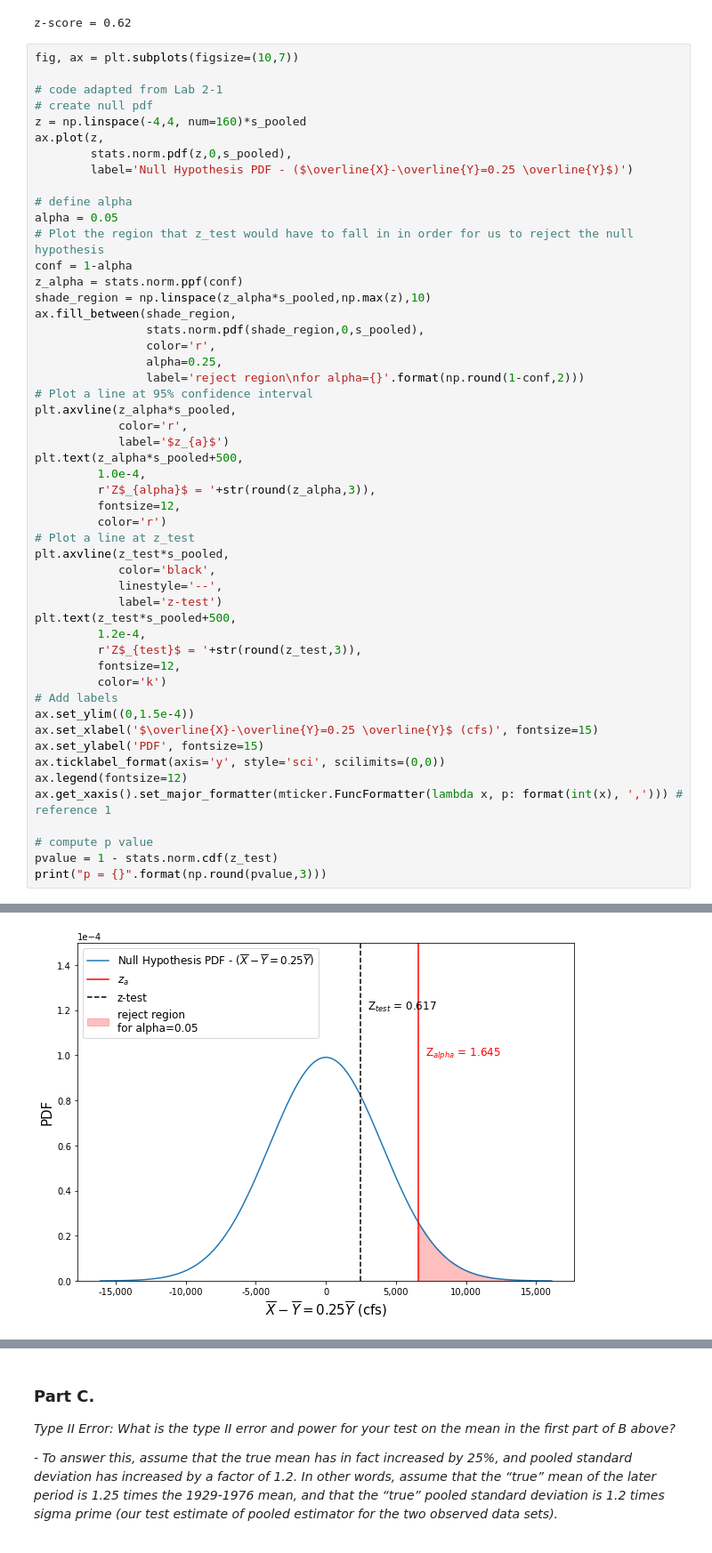
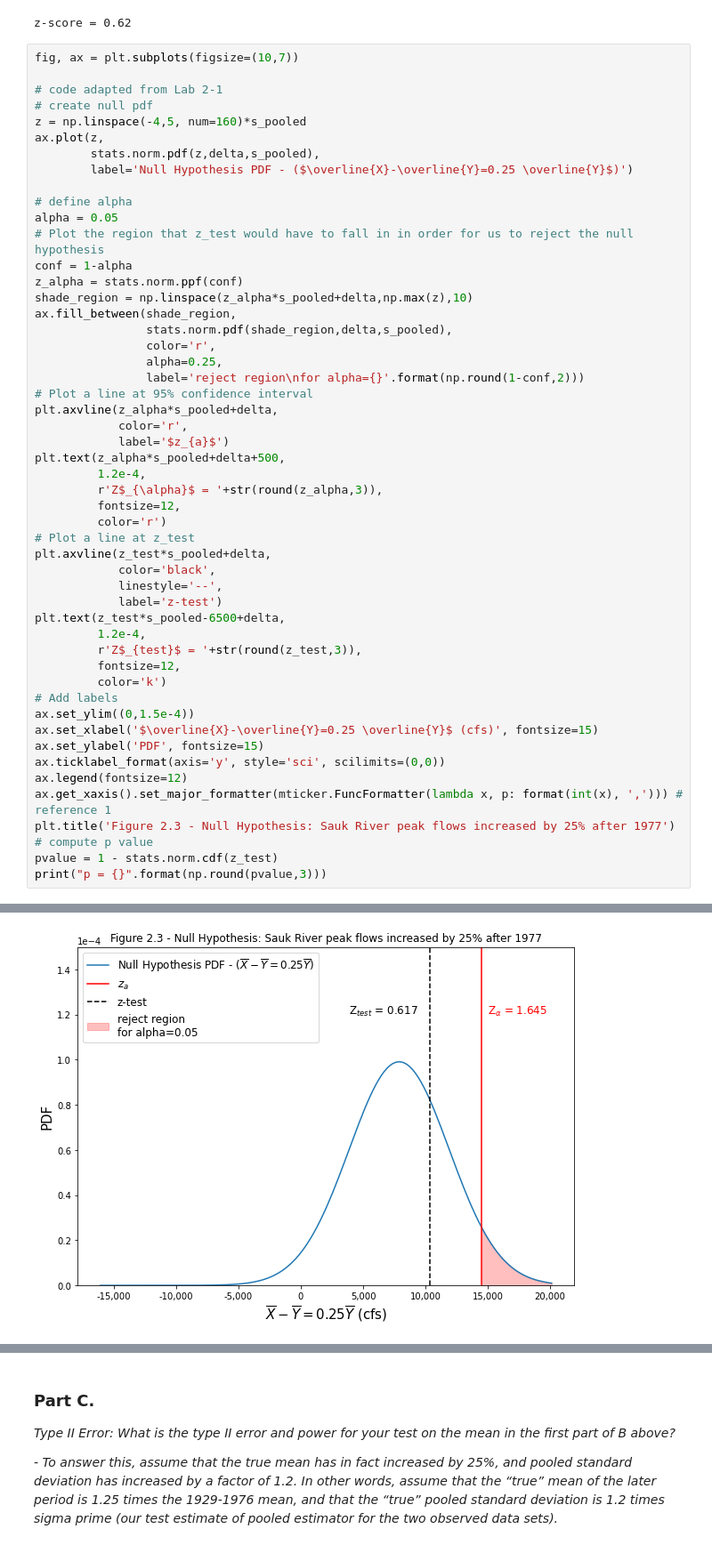
Before and after one commit to dlhogan97/CEWA565, a Jupyter notebook: Week-2/HW-2/HW-2-dlhogan.ipynb, the cells around one changed output, grey strips where cells are left out. Shown at 89% size. Saved outputs shown, nothing was run; the diff lists cells and outputs as text.

```diff
--- a/Week-2/HW-2/HW-2-dlhogan.ipynb
+++ b/Week-2/HW-2/HW-2-dlhogan.ipynb
@@ -234,9 +189,9 @@ fig, ax = plt.subplots(figsize=(10,7))
 
 # code adapted from Lab 2-1
 # create null pdf
-z = np.linspace(-4,4, num=160)*s_pooled
+z = np.linspace(-4,5, num=160)*s_pooled
 ax.plot(z,
-        stats.norm.pdf(z,0,s_pooled),
+        stats.norm.pdf(z,delta,s_pooled),
         label='Null Hypothesis PDF - ($\overline{X}-\overline{Y}=0.25 \overline{Y}$)')
 
 # define alpha
@@ -244,43 +199,43 @@ alpha = 0.05
 # Plot the region that z_test would have to fall in in order for us to reject the null hypothesis
 conf = 1-alpha
 z_alpha = stats.norm.ppf(conf)
-shade_region = np.linspace(z_alpha*s_pooled,np.max(z),10)
+shade_region = np.linspace(z_alpha*s_pooled+delta,np.max(z),10)
 ax.fill_between(shade_region,
-                stats.norm.pdf(shade_region,0,s_pooled),
+                stats.norm.pdf(shade_region,delta,s_pooled),
                 color='r',
                 alpha=0.25,
                 label='reject region\nfor alpha={}'.format(np.round(1-conf,2)))
 # Plot a line at 95% confidence interval
-plt.axvline(z_alpha*s_pooled,
+plt.axvline(z_alpha*s_pooled+delta,
             color='r',
             label='$z_{a}$')
-plt.text(z_alpha*s_pooled+500,
-         1.0e-4,
-         r'Z$_{alpha}$ = '+str(round(z_alpha,3)),
+plt.text(z_alpha*s_pooled+delta+500,
+         1.2e-4,
+         r'Z$_{\alpha}$ = '+str(round(z_alpha,3)),
          fontsize=12,
          color='r')
 # Plot a line at z_test
-plt.axvline(z_test*s_pooled,
+plt.axvline(z_test*s_pooled+delta,
             color='black',
             linestyle='--',
             label='z-test')
-plt.text(z_test*s_pooled+500,
+plt.text(z_test*s_pooled-6500+delta,
          1.2e-4,
          r'Z$_{test}$ = '+str(round(z_test,3)),
          fontsize=12,
          color='k')
 # Add labels
 ax.set_ylim((0,1.5e-4))
 ax.set_xlabel('$\overline{X}-\overline{Y}=0.25 \overline{Y}$ (cfs)', fontsize=15)
 ax.set_ylabel('PDF', fontsize=15)
 ax.ticklabel_format(axis='y', style='sci', scilimits=(0,0))
 ax.legend(fontsize=12)
 ax.get_xaxis().set_major_formatter(mticker.FuncFormatter(lambda x, p: format(int(x), ','))) # reference 1
-
+plt.title('Figure 2.3 - Null Hypothesis: Sauk River peak flows increased by 25% after 1977')
 # compute p value
 pvalue = 1 - stats.norm.cdf(z_test)
 print("p = {}".format(np.round(pvalue,3)))
 # %% [output]
 p = 0.269
-[figure, old version]
+[figure, new version]
 # %% [markdown]
```
Also changed, not shown: parts of 24 cells of this notebook, 4 other files.
